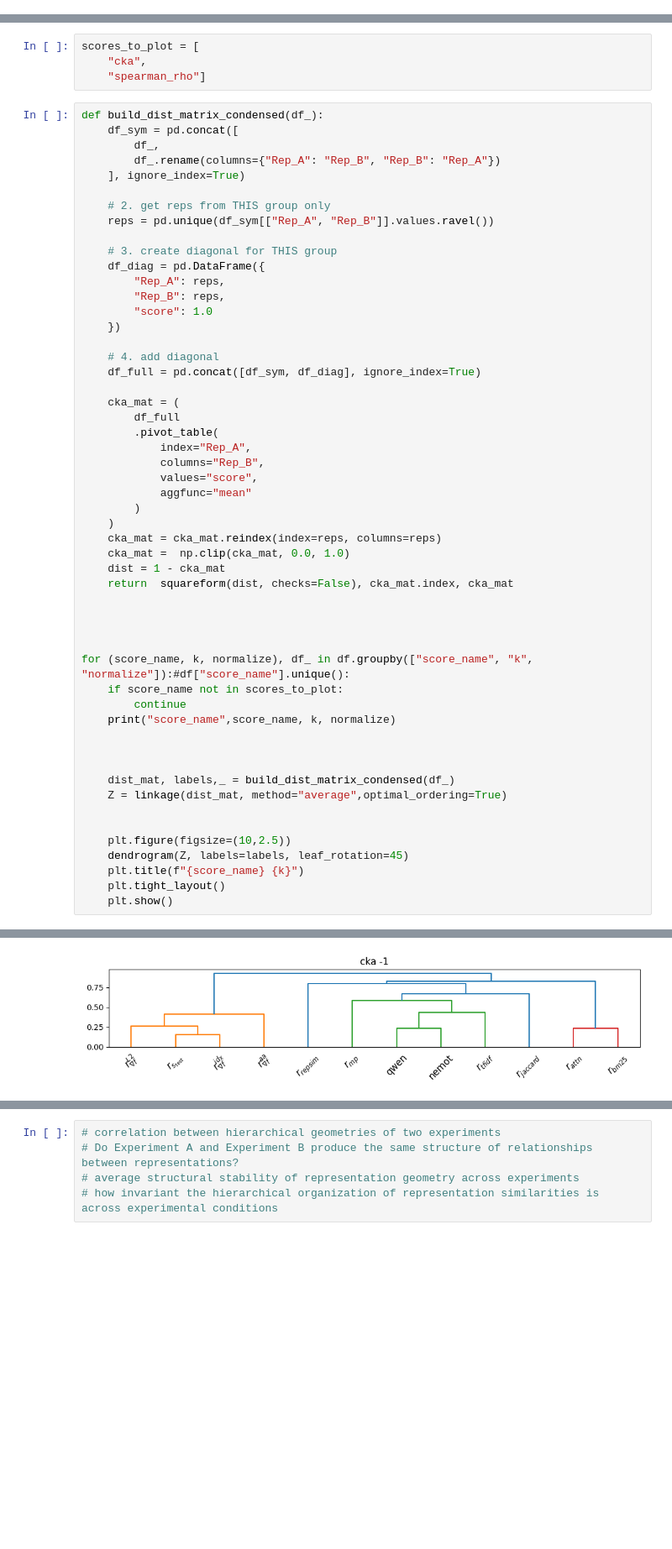
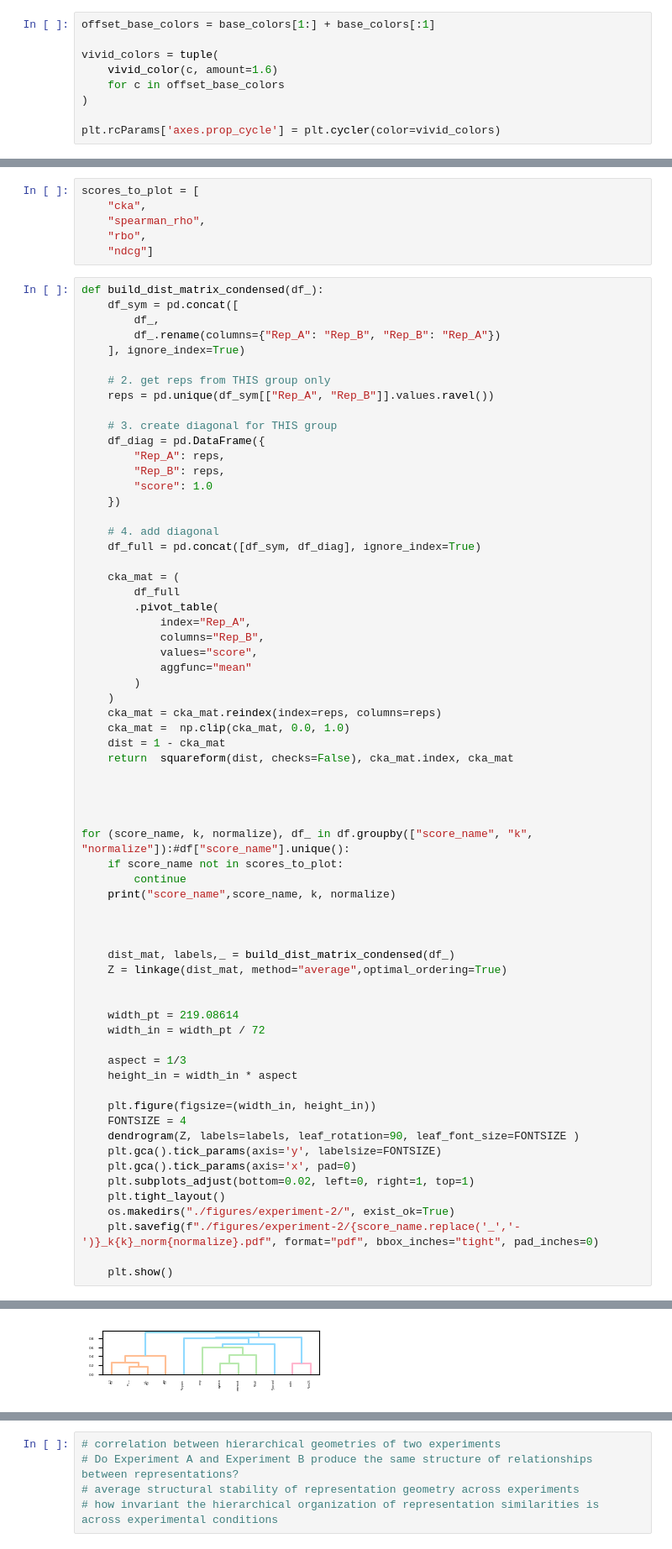
Before and after one commit to loris3/eemc, a Jupyter notebook: experiment_2.ipynb, the cells around one changed output, grey strips where cells are left out. Shown at 84% size. Saved outputs shown, nothing was run; the diff lists cells and outputs as text; blank space fills up the shorter version.

```diff
--- a/experiment_2.ipynb
+++ b/experiment_2.ipynb
@@ -18,3 +25,12 @@ KeyboardInterrupt:
+# %%
+offset_base_colors = base_colors[1:] + base_colors[:1]
+
+vivid_colors = tuple(
+    vivid_color(c, amount=1.6)
+    for c in offset_base_colors
+)
+
+plt.rcParams['axes.prop_cycle'] = plt.cycler(color=vivid_colors)
 # %%
 df.score_name.unique()
 # %% [output]
@@ -30,7 +39,9 @@ Index(['Experiment', 'Rep_A', 'Rep_B', 'score_name', 'score', 'k', 'normalize',
 # %%
 scores_to_plot = [
     "cka",
-    "spearman_rho"]
+    "spearman_rho",
+    "rbo",
+    "ndcg"]
 # %%
 def build_dist_matrix_condensed(df_):
     df_sym = pd.concat([
@@ -56,34 +67,46 @@ def build_dist_matrix_condensed(df_):
         .pivot_table(
             index="Rep_A",
             columns="Rep_B",
             values="score",
             aggfunc="mean"
         )
     )
     cka_mat = cka_mat.reindex(index=reps, columns=reps)
     cka_mat =  np.clip(cka_mat, 0.0, 1.0)
     dist = 1 - cka_mat
     return  squareform(dist, checks=False), cka_mat.index, cka_mat
 
 
 
 
 for (score_name, k, normalize), df_ in df.groupby(["score_name", "k", "normalize"]):#df["score_name"].unique():
     if score_name not in scores_to_plot:
         continue
     print("score_name",score_name, k, normalize)
 
 
 
     dist_mat, labels,_ = build_dist_matrix_condensed(df_)
     Z = linkage(dist_mat, method="average",optimal_ordering=True)
 
 
-    plt.figure(figsize=(10,2.5))
-    dendrogram(Z, labels=labels, leaf_rotation=45)
-    plt.title(f"{score_name} {k}")
+    width_pt = 219.08614
+    width_in = width_pt / 72
+
+    aspect = 1/3
+    height_in = width_in * aspect
+
+    plt.figure(figsize=(width_in, height_in))
+    FONTSIZE = 4
+    dendrogram(Z, labels=labels, leaf_rotation=90, leaf_font_size=FONTSIZE )
+    plt.gca().tick_params(axis='y', labelsize=FONTSIZE)
+    plt.gca().tick_params(axis='x', pad=0)
+    plt.subplots_adjust(bottom=0.02, left=0, right=1, top=1)
     plt.tight_layout()
+    os.makedirs("./figures/experiment-2/", exist_ok=True)
+    plt.savefig(f"./figures/experiment-2/{score_name.replace('_','-')}_k{k}_norm{normalize}.pdf", format="pdf", bbox_inches="tight", pad_inches=0)
+
     plt.show()
 # %% [output]
 score_name cka -1 False
-[figure, old version]
+[figure, new version]
```
Also changed, not shown: parts of 12 cells of this notebook, 4 other files.
